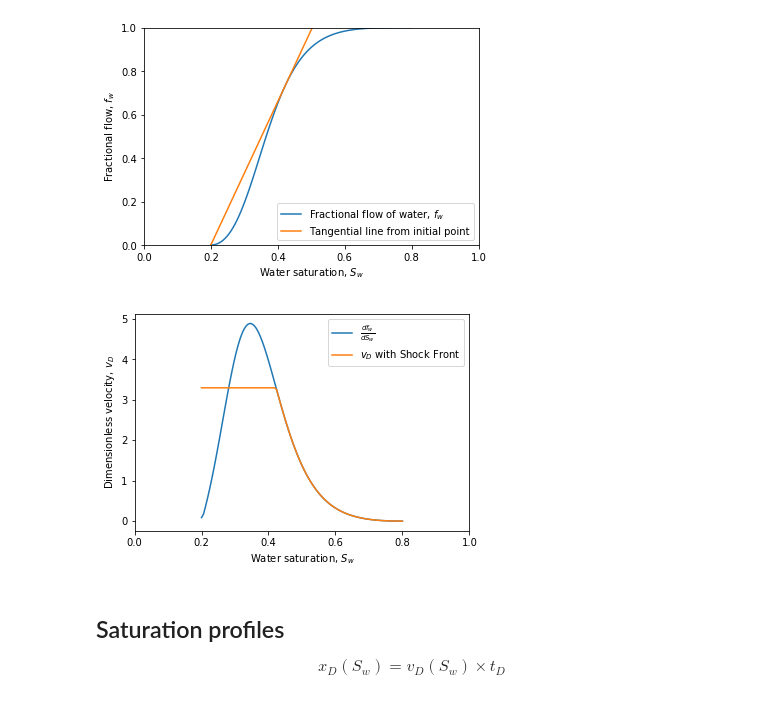
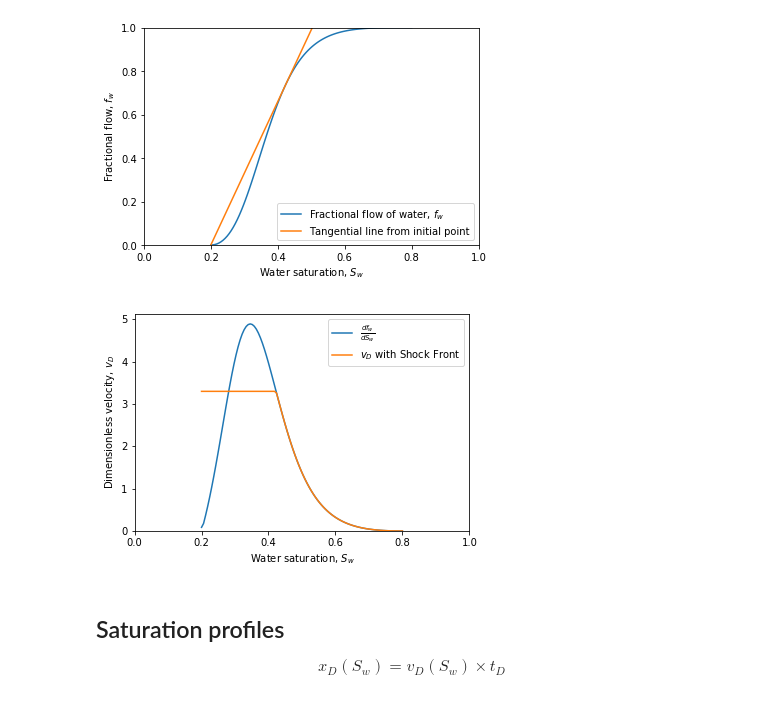
Before and after one commit to mayuneko-re/notebook, a Jupyter notebook: Buckley_Leverett.ipynb, the cells around one changed output. Saved outputs shown, nothing was run; the diff lists cells and outputs as text; code cells hidden in the pictures.

```diff
--- a/Buckley_Leverett.ipynb
+++ b/Buckley_Leverett.ipynb
@@ -161,17 +162,18 @@ Shock Front water saturation: 0.424
 # %%
 # Dimensionless velocity with Shock Front
 vD = np.array([vD_sf if s < Sw_sf else df for s, df in zip(Sw, dfw)])
 
 # Plot
 plt.plot(Sw, dfw, label='$\\frac{df_w}{dS_w}$')
 plt.plot(Sw, vD, label='$v_D$ with Shock Front')
+plt.legend()
 plt.xlabel('Water saturation, $S_w$')
 plt.ylabel('Dimensionless velocity, $v_D$')
 plt.xlim(0, 1)
-plt.legend()
+plt.ylim(0,)
 plt.show()
 # %% [output]
-[figure, old version]
+[figure, new version]
 # %% [markdown]
 ## Saturation profiles
 
```
Also changed, not shown: parts of 8 cells of this notebook.
